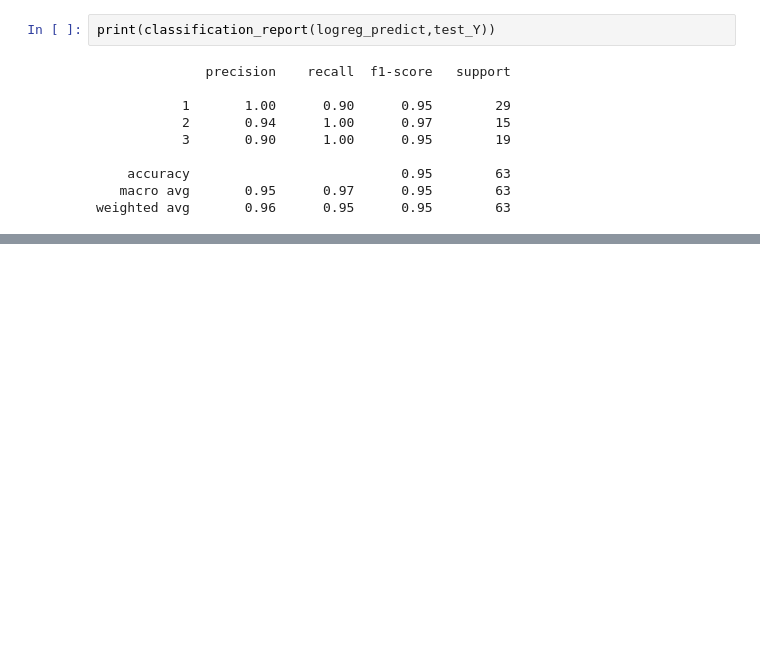
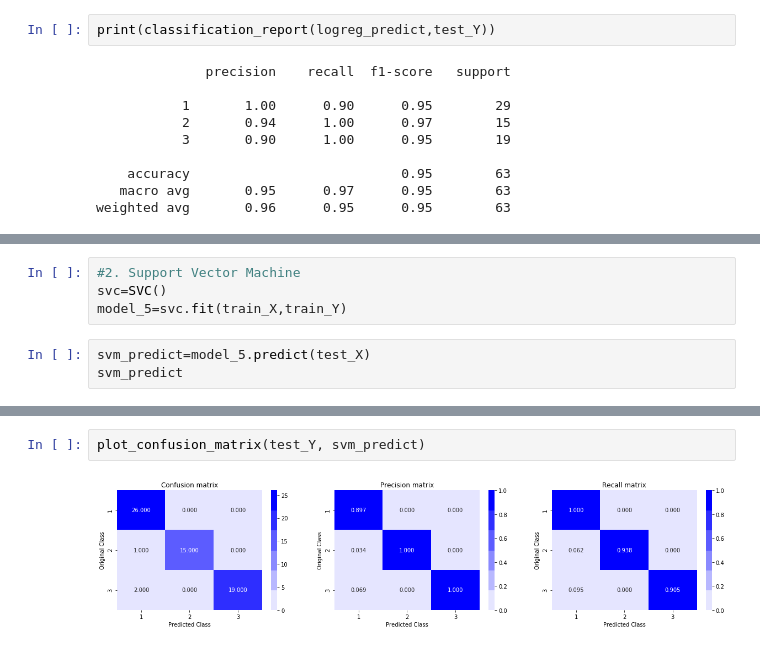
Before and after one commit to pavitrakadiyala/Wheat-Prediction, a Jupyter notebook: Wheat type prediction.ipynb, the cells around one changed output, grey strips where cells are left out. Drawn from its saved outputs; the diff is of its cells as text; blank space fills up the shorter version.

```diff
--- a/Wheat type prediction.ipynb
+++ b/Wheat type prediction.ipynb
@@ -132,0 +133,7 @@ plot_confusion_matrix(test_Y, logreg_predict)
+# %%
+#2. Support Vector Machine
+svc=SVC()
+model_5=svc.fit(train_X,train_Y)
+# %%
+svm_predict=model_5.predict(test_X)
+svm_predict
@@ -132,0 +161,4 @@ plot_confusion_matrix(test_Y, logreg_predict)
+# %%
+plot_confusion_matrix(test_Y, svm_predict)
+# %% [output]
+[figure, added]
```
Also changed, not shown: parts of 7 cells of this notebook.
